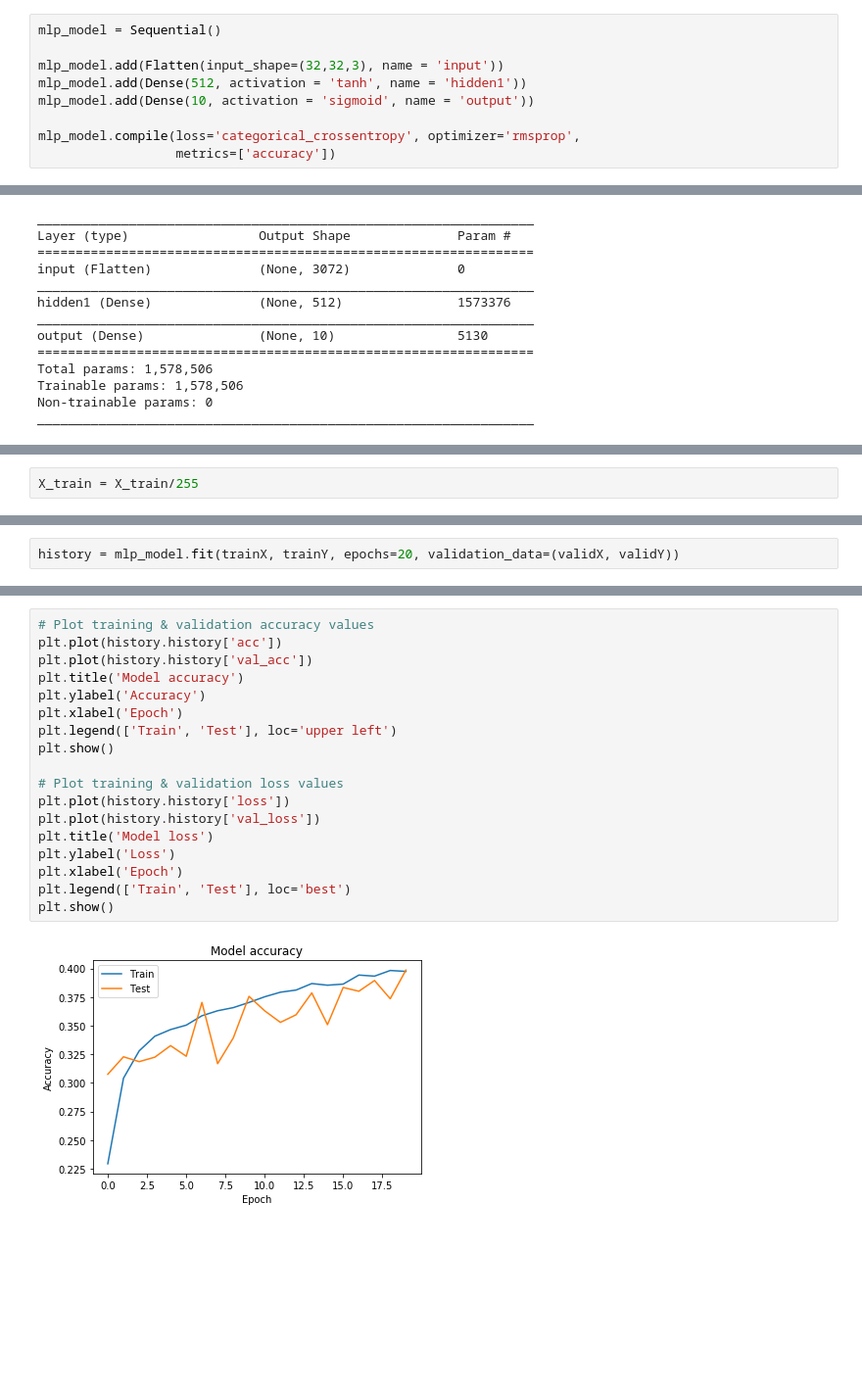
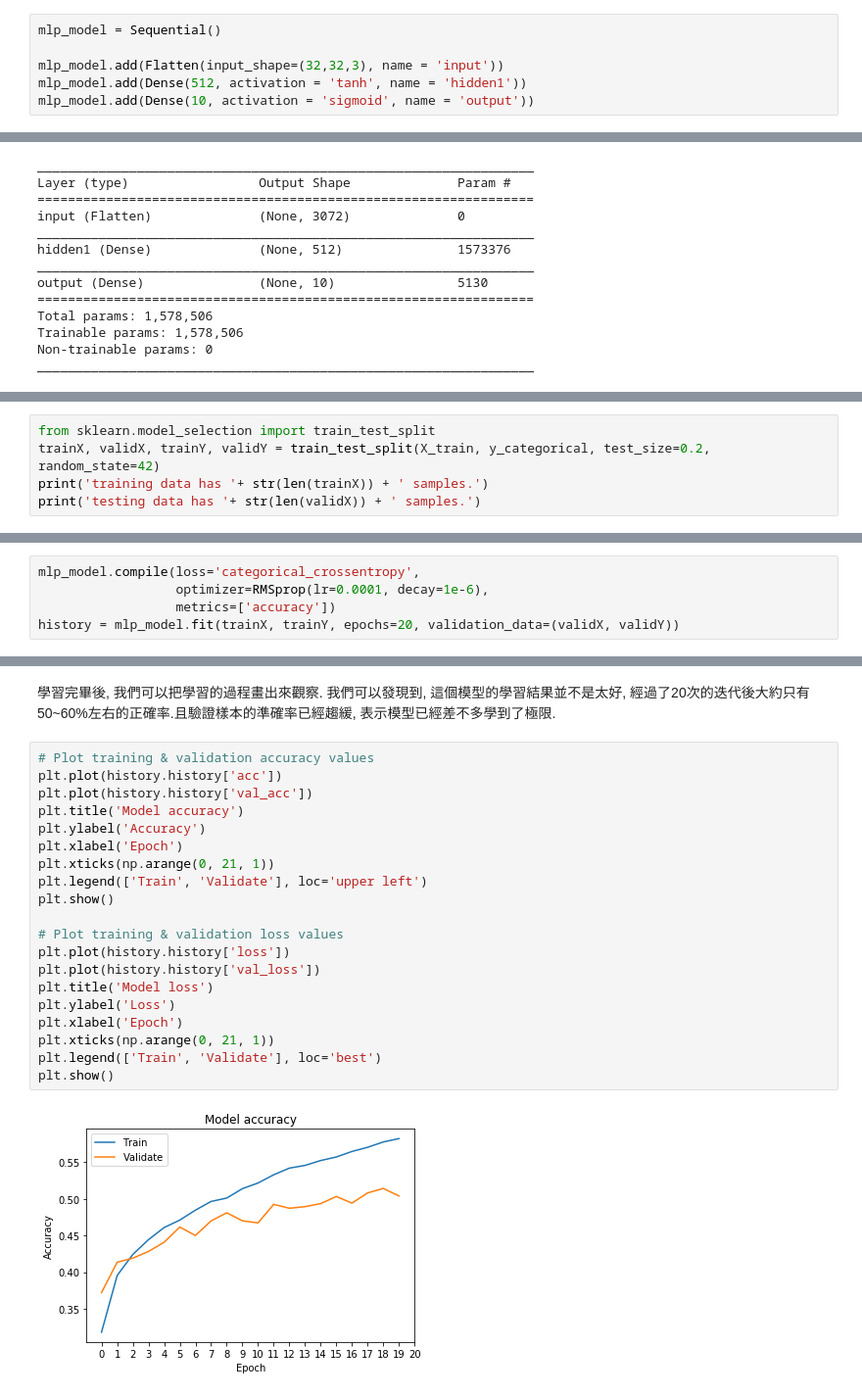
Before and after one commit to chihchang/cycu-ai-tutorial, a Jupyter notebook: train.ipynb, the cells around one changed output, grey strips where cells are left out. Shown at 98% size. Drawn from its saved outputs; the diff is of its cells as text; blank space fills up the shorter version.

```diff
--- a/train.ipynb
+++ b/train.ipynb
@@ -69,6 +116,3 @@ mlp_model = Sequential()
 mlp_model.add(Flatten(input_shape=(32,32,3), name = 'input'))
 mlp_model.add(Dense(512, activation = 'tanh', name = 'hidden1'))
 mlp_model.add(Dense(10, activation = 'sigmoid', name = 'output'))
-
-mlp_model.compile(loss='categorical_crossentropy', optimizer='rmsprop',
-                  metrics=['accuracy'])
@@ -93,2 +140,0 @@ _________________________________________________________________
-# %%
-X_train = X_train/255
@@ -104,0 +143,5 @@ trainX, validX, trainY, validY = train_test_split(X_train,y_categorical, test_si
+# %%
+from sklearn.model_selection import train_test_split
+trainX, validX, trainY, validY = train_test_split(X_train, y_categorical, test_size=0.2, random_state=42)
+print('training data has '+ str(len(trainX)) + ' samples.')
+print('testing data has '+ str(len(validX)) + ' samples.')
@@ -105,3 +157,6 @@ trainX, validX, trainY, validY = train_test_split(X_train,y_categorical, test_si
 # %%
+mlp_model.compile(loss='categorical_crossentropy',
+                  optimizer=RMSprop(lr=0.0001, decay=1e-6),
+                  metrics=['accuracy'])
 history = mlp_model.fit(trainX, trainY, epochs=20, validation_data=(validX, validY))
 # %% [output]
@@ -125,20 +180,24 @@ Epoch 20/20
+# %% [markdown]
+學習完畢後, 我們可以把學習的過程畫出來觀察. 我們可以發現到, 這個模型的學習結果並不是太好, 經過了20次的迭代後大約只有50~60%左右的正確率.且驗證樣本的準確率已經趨緩, 表示模型已經差不多學到了極限.
 # %%
 # Plot training & validation accuracy values
 plt.plot(history.history['acc'])
 plt.plot(history.history['val_acc'])
 plt.title('Model accuracy')
 plt.ylabel('Accuracy')
 plt.xlabel('Epoch')
-plt.legend(['Train', 'Test'], loc='upper left')
+plt.xticks(np.arange(0, 21, 1))
+plt.legend(['Train', 'Validate'], loc='upper left')
 plt.show()
 
 # Plot training & validation loss values
 plt.plot(history.history['loss'])
 plt.plot(history.history['val_loss'])
 plt.title('Model loss')
 plt.ylabel('Loss')
 plt.xlabel('Epoch')
-plt.legend(['Train', 'Test'], loc='best')
+plt.xticks(np.arange(0, 21, 1))
+plt.legend(['Train', 'Validate'], loc='best')
 plt.show()
 # %% [output]
-[figure, old version]
+[figure, new version]
```
Also changed, not shown: parts of 55 cells of this notebook, 1 other file.
